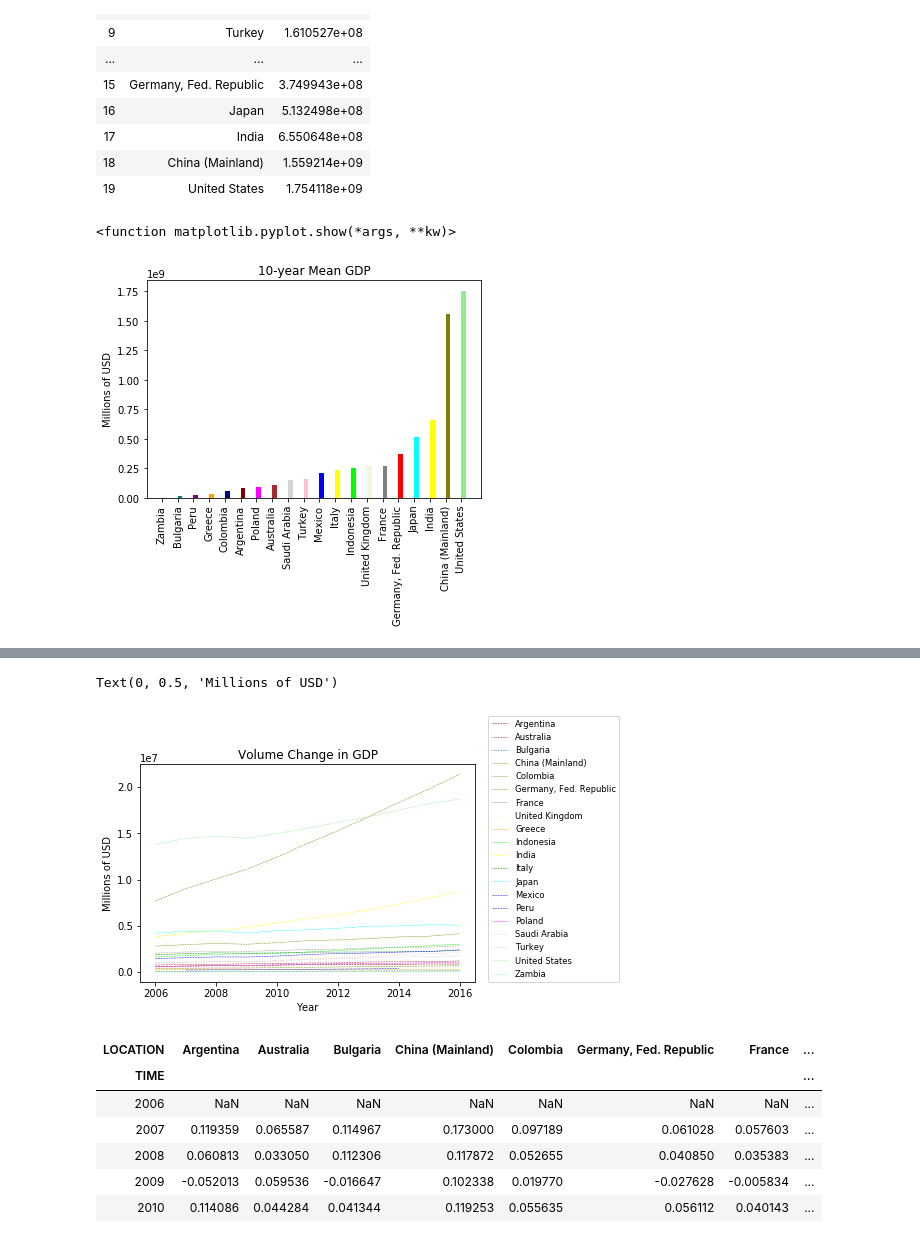
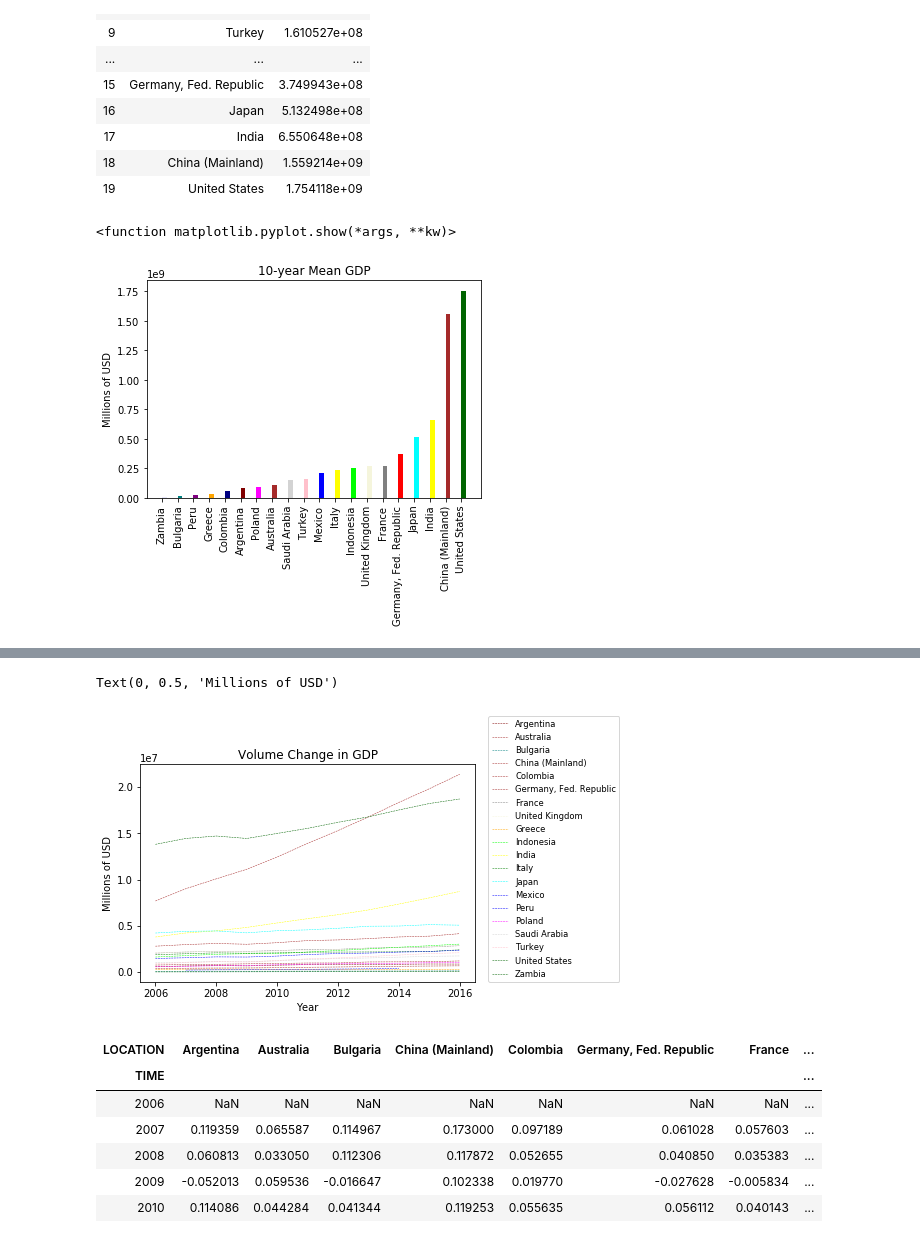
Before and after one commit to cmboone2005/Project1, a Jupyter notebook: DataSets/gdp_comparison.ipynb, the cells around one changed output, grey strips where cells are left out. Drawn from its saved outputs; the diff is of its cells as text; code cells hidden in the pictures.

```diff
--- a/DataSets/gdp_comparison.ipynb
+++ b/DataSets/gdp_comparison.ipynb
@@ -81,15 +81,15 @@ loc_mean
 # %%
 #ploterate
 
 
-plt.bar(loc_mean['LOCATION'],loc_mean['Mean GDP'], align='edge', width=0.3, color=['lavender','teal','purple','orange','navy','maroon','magenta','brown','lightgrey','pink','blue','yellow','lime','beige','grey','red','cyan','yellow','olive','lightgreen'])
+plt.bar(loc_mean['LOCATION'],loc_mean['Mean GDP'], align='edge', width=0.3, color=['lavender','teal','purple','orange','navy','maroon','magenta','brown','lightgrey','pink','blue','yellow','lime','beige','grey','red','cyan','yellow','brown','darkgreen'])
 plt.title("10-year Mean GDP")
 plt.xticks(rotation=90)
 plt.ylabel("Millions of USD")
 plt.show
 # %% [output]
 <function matplotlib.pyplot.show(*args, **kw)>
-[figure, old version]
+[figure, new version]
 # %%
 #PIIIVVVOOOTTTT
 country_gdp = country_gdp.pivot_table(values ="Value", index ="TIME", columns ="LOCATION")
@@ -145,7 +145,7 @@ for column in country_gdp:
         if column == 'Australia':
             colors='brown'
         if column == 'China (Mainland)':
-            colors='olive'
+            colors='brown'
         if column =='Bulgaria':
             colors='teal'
         if column=='Columbia':
@@ -177,7 +177,7 @@ for column in country_gdp:
         if column=='United Kingdom':
             colors='beige'
         if column=='United States':
-            colors='lightgreen'
+            colors='darkgreen'
         if columns=='Zambia':
             colors='lavender'
 
@@ -190,7 +190,7 @@ plt.xlabel("Year")
 plt.ylabel("Millions of USD")
 # %% [output]
 Text(0, 0.5, 'Millions of USD')
-[figure, old version]
+[figure, new version]
 # %%
 #calculate percentage change year to year
 pct_gdp = country_gdp.pct_change(fill_method ='ffill')
```
Also changed, not shown: parts of 2 cells of this notebook.
